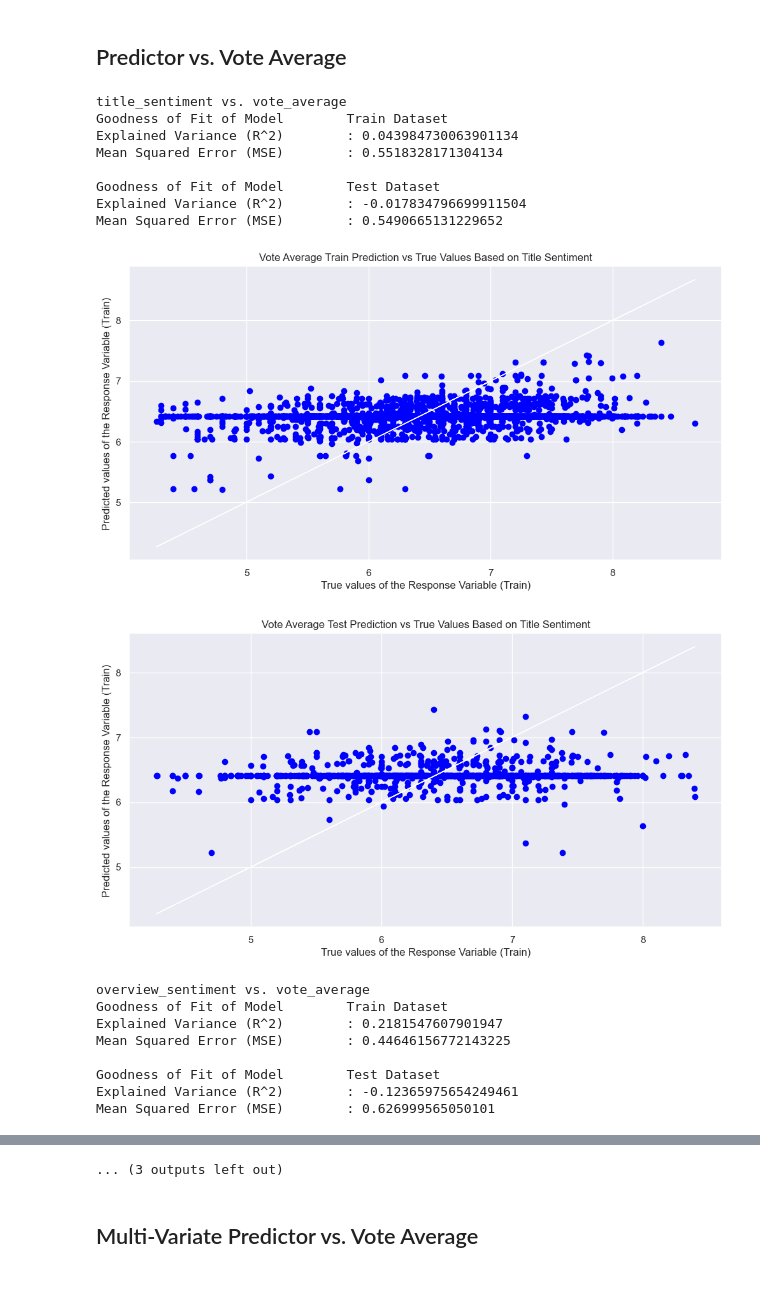
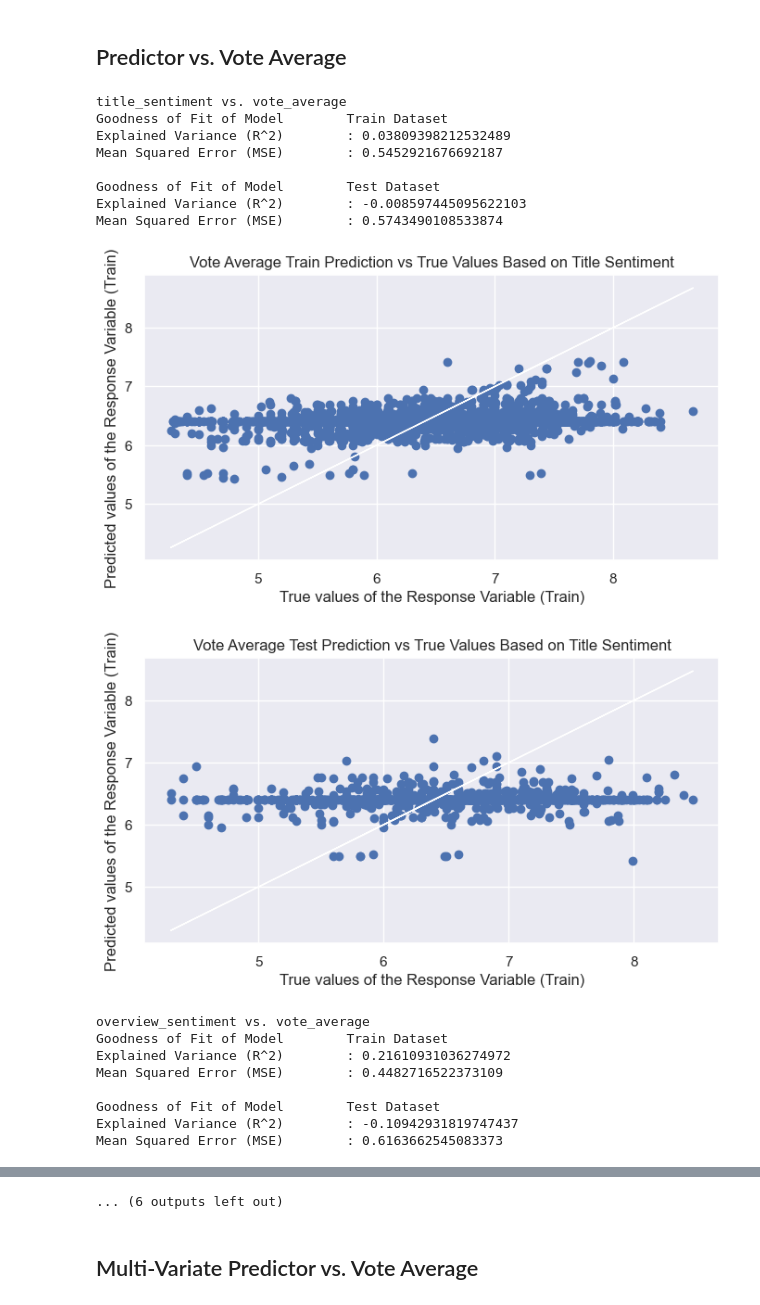
Before and after one commit to ChristopherOka/SC1015-mini-project, a Jupyter notebook: scripts/model.ipynb, the cells around one changed output, grey strips where cells are left out. Saved outputs shown, nothing was run; the diff lists cells and outputs as text; code cells hidden in the pictures.

```diff
--- a/scripts/model.ipynb
+++ b/scripts/model.ipynb
@@ -37,7 +37,8 @@ def performLinearRegression (data, predictor, response):
 
     print('Intercept \t: b = ', b)
     print('Coefficients \t: a = ', a)
-    print('R^2', linreg.score(predictor_train, response_train))
+    print('Train R^2', linreg.score(predictor_train, response_train))
+    print('Test R^2', linreg.score(predictor_test, response_test))
 
     response_train_pred = linreg.predict(predictor_train)
     response_test_pred = linreg.predict(predictor_test)
@@ -105,9 +106,9 @@ def generateConfusionMatrix(response, response_pred, title):
     print(f'False Negative Rate: {false_negative/(false_negative+true_positive)}')
 
 def generatePredictVsTruePlot(response, response_pred, title):
-    plt.figure(figsize=(12, 6))
+    plt.figure(figsize=(8, 4))
     plt.title(title)
-    plt.scatter(response, response_pred, color = "blue")
+    plt.scatter(response, response_pred)
     plt.plot(response, response, 'w-', linewidth = 1)
     plt.xlabel("True values of the Response Variable (Train)")
     plt.ylabel("Predicted values of the Response Variable (Train)")
@@ -261,39 +276,43 @@ R^2 0.0018938720568897338
 # %%
 title_sentiment_random_forest = generateRandomForestRegressor(data, "title_sentiment", "vote_average", 200, 0)
 generatePredictVsTruePlot(title_sentiment_random_forest['response_train'], title_sentiment_random_forest['response_train_pred'], "Vote Average Train Prediction vs True Values Based on Title Sentiment")
 generatePredictVsTruePlot(title_sentiment_random_forest['response_test'], title_sentiment_random_forest['response_test_pred'], "Vote Average Test Prediction vs True Values Based on Title Sentiment")
 
 overview_sentiment_random_forest = generateRandomForestRegressor(data, "overview_sentiment", "vote_average", 200, 0)
 generatePredictVsTruePlot(overview_sentiment_random_forest['response_train'], overview_sentiment_random_forest['response_train_pred'], "Vote Average Train Prediction vs True Values Based on Overview Sentiment")
 generatePredictVsTruePlot(overview_sentiment_random_forest['response_test'], overview_sentiment_random_forest['response_test_pred'], "Vote Average Test Prediction vs True Values Based on Overview Sentiment")
 
 title_length_random_forest = generateRandomForestRegressor(data, "title_length", "vote_average", 200, 0)
 generatePredictVsTruePlot(title_length_random_forest['response_train'], title_length_random_forest['response_train_pred'], "Vote Average Train Prediction vs True Values Based on Title Length")
 generatePredictVsTruePlot(title_length_random_forest['response_test'], title_length_random_forest['response_test_pred'], "Vote Average Test Prediction vs True Values Based on Title Length")
 
 num_words_in_title_random_forest = generateRandomForestRegressor(data, "num_words_in_title", "vote_average", 200, 0)
 generatePredictVsTruePlot(num_words_in_title_random_forest['response_train'], num_words_in_title_random_forest['response_train_pred'], "Vote Average Train Prediction vs True Values Based on Number of Words in Title")
 generatePredictVsTruePlot(num_words_in_title_random_forest['response_test'], num_words_in_title_random_forest['response_test_pred'], "Vote Average Test Prediction vs True Values Based on Number of Words in Title")
 
 average_title_word_length_random_forest = generateRandomForestRegressor(data, "average_title_word_length", "vote_average", 200, 0)
 generatePredictVsTruePlot(average_title_word_length_random_forest['response_train'], average_title_word_length_random_forest['response_train_pred'], "Vote Average Train Prediction vs True Values Based on Average Title Word Length")
 generatePredictVsTruePlot(average_title_word_length_random_forest['response_test'], average_title_word_length_random_forest['response_test_pred'], "Vote Average Test Prediction vs True Values Based on Average Title Word Length")
+
+made_up_word_count_random_forest = generateRandomForestRegressor(data, "made_up_word_count", "vote_average", 200, 0)
+generatePredictVsTruePlot(made_up_word_count_random_forest['response_train'], made_up_word_count_random_forest['response_train_pred'], "Vote Average Train Prediction vs True Values Based on Made Up Word Count")
+generatePredictVsTruePlot(made_up_word_count_random_forest['response_test'], made_up_word_count_random_forest['response_test_pred'], "Vote Average Test Prediction vs True Values Based on Made Up Word Count")
 # %% [output]
 title_sentiment vs. vote_average
 Goodness of Fit of Model        Train Dataset
-Explained Variance (R^2)        : 0.043984730063901134
-Mean Squared Error (MSE)        : 0.5518328171304134
+Explained Variance (R^2)        : 0.03809398212532489
+Mean Squared Error (MSE)        : 0.5452921676692187
 
 Goodness of Fit of Model        Test Dataset
-Explained Variance (R^2)        : -0.017834796699911504
-Mean Squared Error (MSE)        : 0.5490665131229652
+Explained Variance (R^2)        : -0.008597445095622103
+Mean Squared Error (MSE)        : 0.5743490108533874
-[figure, old version]
+[figure, new version]
-[figure, old version]
+[figure, new version]
 overview_sentiment vs. vote_average
 Goodness of Fit of Model        Train Dataset
-Explained Variance (R^2)        : 0.2181547607901947
-Mean Squared Error (MSE)        : 0.44646156772143225
+Explained Variance (R^2)        : 0.21610931036274972
+Mean Squared Error (MSE)        : 0.4482716522373109
 
 Goodness of Fit of Model        Test Dataset
-Explained Variance (R^2)        : -0.12365975654249461
-Mean Squared Error (MSE)        : 0.626999565050101
+Explained Variance (R^2)        : -0.10942931819747437
+Mean Squared Error (MSE)        : 0.6163662545083373
@@ -322,4 +341,4 @@ Mean Squared Error (MSE)        : 0.569735800580099
-... (3 outputs left out)
+... (6 outputs left out)
 # %% [markdown]
 ## Multi-Variate Predictor vs. Vote Average
 # %%
```
Also changed, not shown: parts of 15 cells of this notebook.
